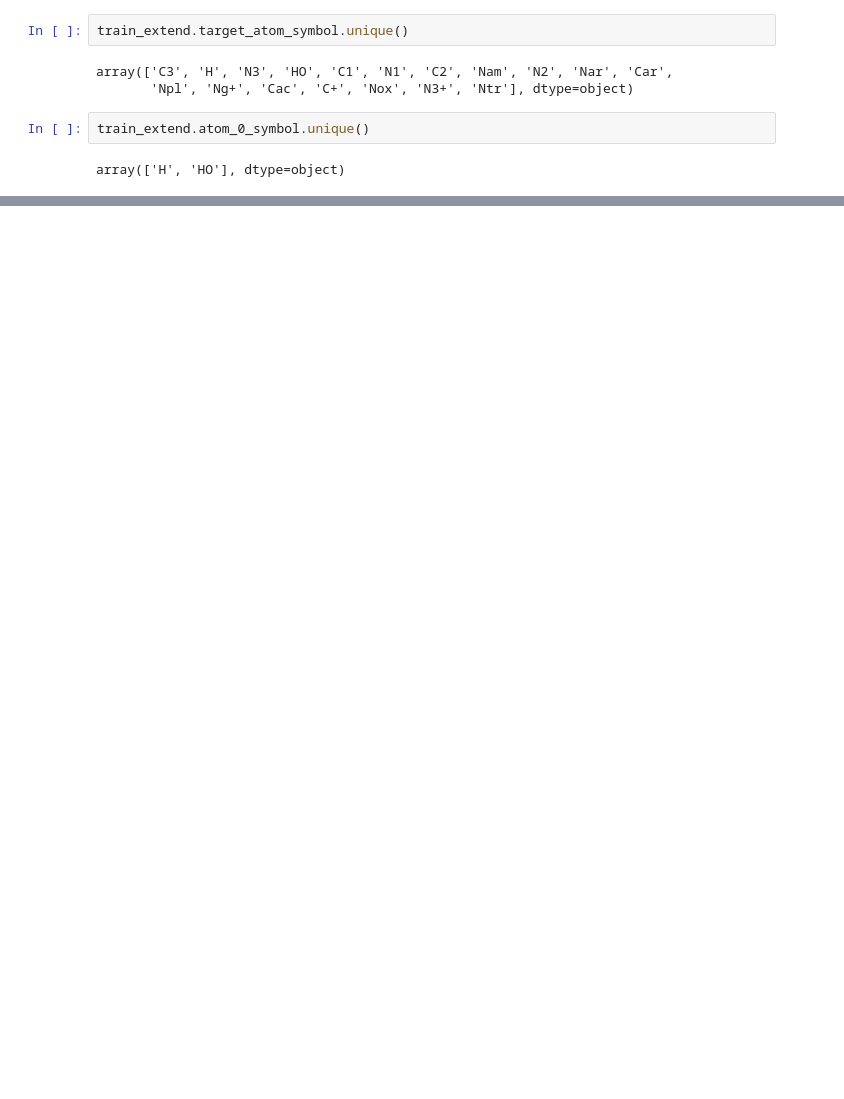
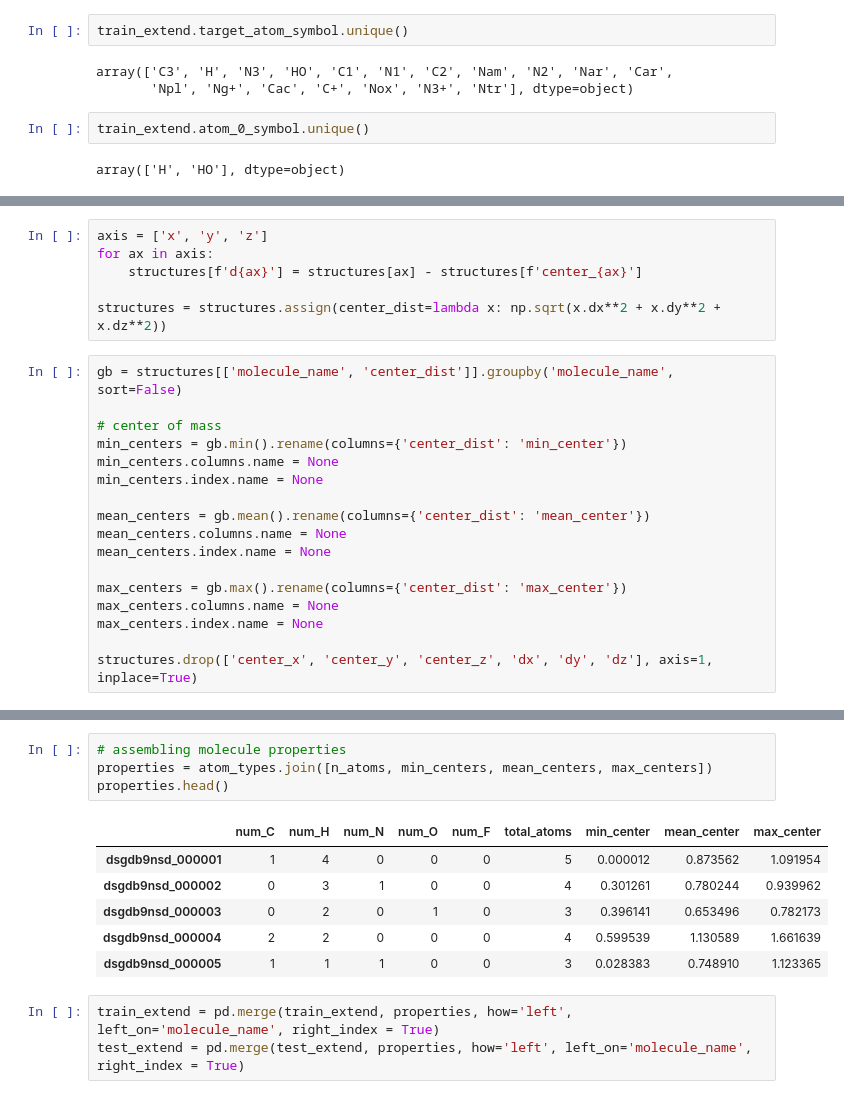
Before and after one commit to tram-tr/predicting-molecular-properties, a Jupyter notebook: feature_engineering.ipynb, the cells around one changed output, grey strips where cells are left out. Cells and saved outputs as stored; diff of their text form; blank space fills up the shorter version.

```diff
--- a/feature_engineering.ipynb
+++ b/feature_engineering.ipynb
@@ -592,0 +662,23 @@ sns.histplot(train_extend[train_extend.diheral_angle != -1].diheral_angle)
+# %%
+axis = ['x', 'y', 'z']
+for ax in axis:
+    structures[f'd{ax}'] = structures[ax] - structures[f'center_{ax}']
+
+structures = structures.assign(center_dist=lambda x: np.sqrt(x.dx**2 + x.dy**2 + x.dz**2))
+# %%
+gb = structures[['molecule_name', 'center_dist']].groupby('molecule_name', sort=False)
+
+# center of mass
+min_centers = gb.min().rename(columns={'center_dist': 'min_center'})
+min_centers.columns.name = None
+min_centers.index.name = None
+
+mean_centers = gb.mean().rename(columns={'center_dist': 'mean_center'})
+mean_centers.columns.name = None
+mean_centers.index.name = None
+
+max_centers = gb.max().rename(columns={'center_dist': 'max_center'})
+max_centers.columns.name = None
+max_centers.index.name = None
+
+structures.drop(['center_x', 'center_y', 'center_z', 'dx', 'dy', 'dz'], axis=1, inplace=True)
@@ -592,0 +699,14 @@ sns.histplot(train_extend[train_extend.diheral_angle != -1].diheral_angle)
+# %%
+# assembling molecule properties
+properties = atom_types.join([n_atoms, min_centers, mean_centers, max_centers])
+properties.head()
+# %% [output]
+|  | num_C | num_H | num_N | num_O | num_F | total_atoms | min_center | mean_center | max_center |
+| dsgdb9nsd_000001 | 1 | 4 | 0 | 0 | 0 | 5 | 0.000012 | 0.873562 | 1.091954 |
+| dsgdb9nsd_000002 | 0 | 3 | 1 | 0 | 0 | 4 | 0.301261 | 0.780244 | 0.939962 |
+| dsgdb9nsd_000003 | 0 | 2 | 0 | 1 | 0 | 3 | 0.396141 | 0.653496 | 0.782173 |
+| dsgdb9nsd_000004 | 2 | 2 | 0 | 0 | 0 | 4 | 0.599539 | 1.130589 | 1.661639 |
+| dsgdb9nsd_000005 | 1 | 1 | 1 | 0 | 0 | 3 | 0.028383 | 0.748910 | 1.123365 |
+# %%
+train_extend = pd.merge(train_extend, properties, how='left', left_on='molecule_name', right_index = True)
+test_extend = pd.merge(test_extend, properties, how='left', left_on='molecule_name', right_index = True)
```
Also changed, not shown: parts of 28 cells of this notebook.
